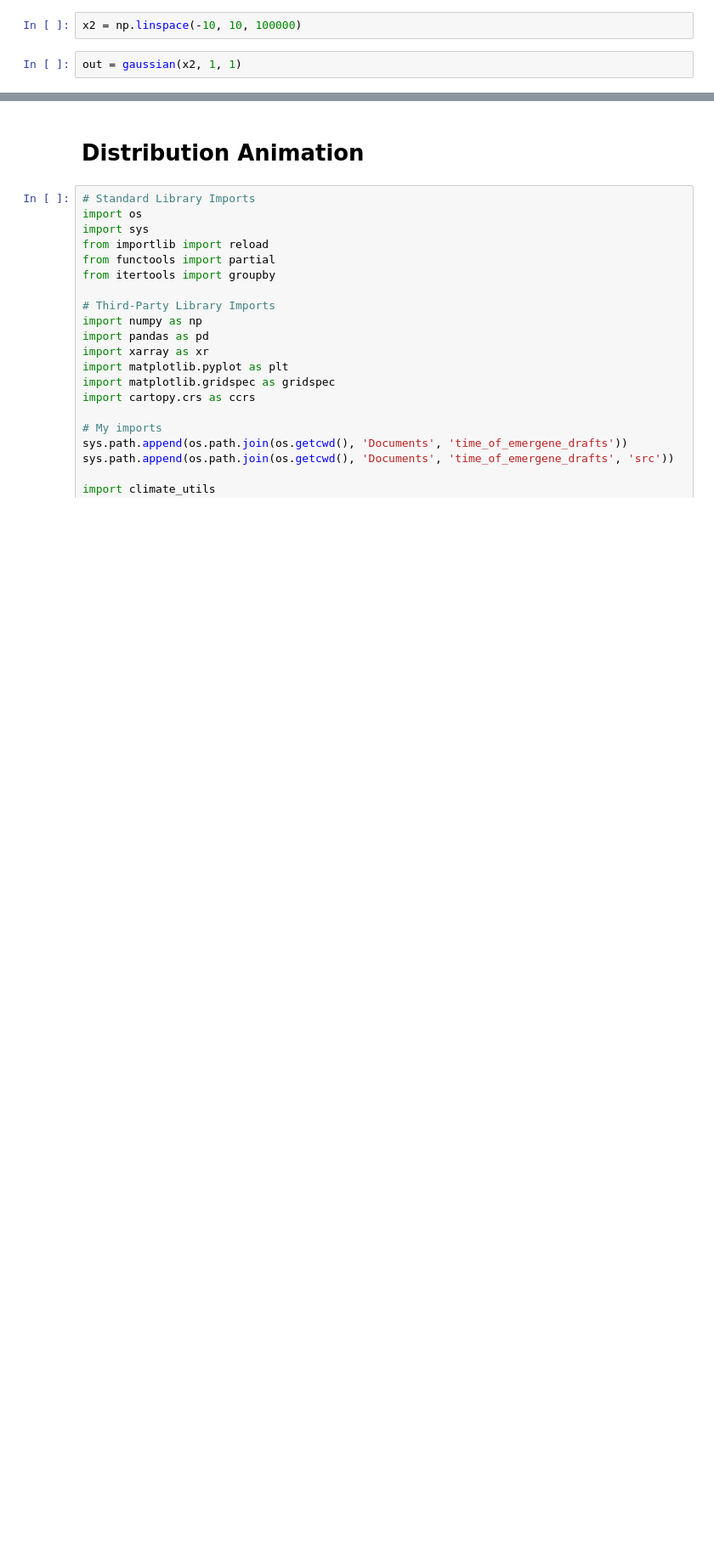
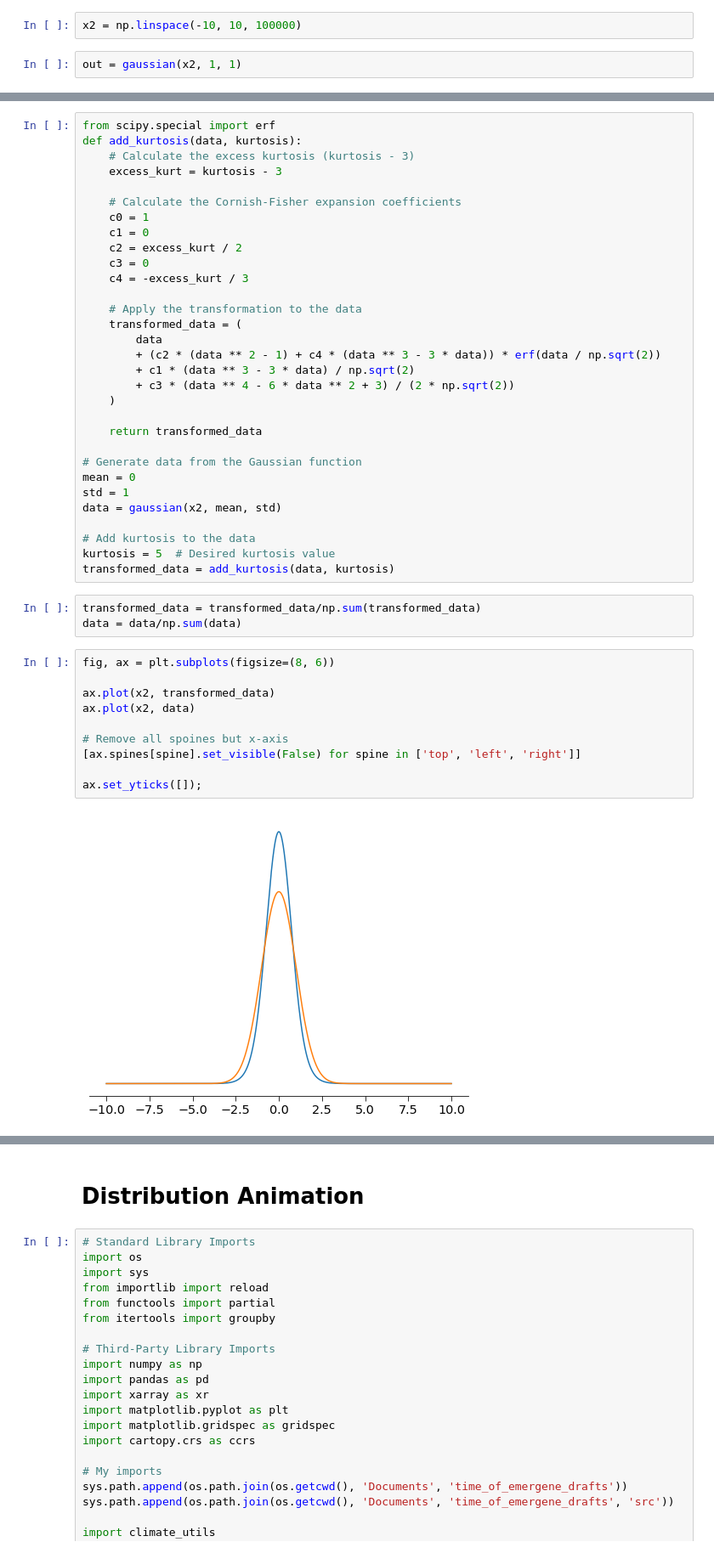
Before and after one commit to alexborowiak/time_of_emergene_drafts, a Jupyter notebook: toplevel_notebooks/IMSC_figures.ipynb, the cells around one changed output, grey strips where cells are left out. Shown at 85% size. Cells and saved outputs as stored; diff of their text form; blank space fills up the shorter version.

```diff
--- a/toplevel_notebooks/IMSC_figures.ipynb
+++ b/toplevel_notebooks/IMSC_figures.ipynb
@@ -67,0 +92,46 @@ plt.plot(out)
+# %%
+from scipy.special import erf
+def add_kurtosis(data, kurtosis):
+    # Calculate the excess kurtosis (kurtosis - 3)
+    excess_kurt = kurtosis - 3
+
+    # Calculate the Cornish-Fisher expansion coefficients
+    c0 = 1
+    c1 = 0
+    c2 = excess_kurt / 2
+    c3 = 0
+    c4 = -excess_kurt / 3
+
+    # Apply the transformation to the data
+    transformed_data = (
+        data
+        + (c2 * (data ** 2 - 1) + c4 * (data ** 3 - 3 * data)) * erf(data / np.sqrt(2))
+        + c1 * (data ** 3 - 3 * data) / np.sqrt(2)
+        + c3 * (data ** 4 - 6 * data ** 2 + 3) / (2 * np.sqrt(2))
+    )
+
+    return transformed_data
+
+# Generate data from the Gaussian function
+mean = 0
+std = 1
+data = gaussian(x2, mean, std)
+
+# Add kurtosis to the data
+kurtosis = 5  # Desired kurtosis value
+transformed_data = add_kurtosis(data, kurtosis)
+# %%
+transformed_data = transformed_data/np.sum(transformed_data)
+data = data/np.sum(data)
+# %%
+fig, ax = plt.subplots(figsize=(8, 6))
+
+ax.plot(x2, transformed_data)
+ax.plot(x2, data)
+
+# Remove all spoines but x-axis
+[ax.spines[spine].set_visible(False) for spine in ['top', 'left', 'right']]
+
+ax.set_yticks([]);
+# %% [output]
+[figure, added]
```
Also changed, not shown: parts of 11 cells of this notebook.
